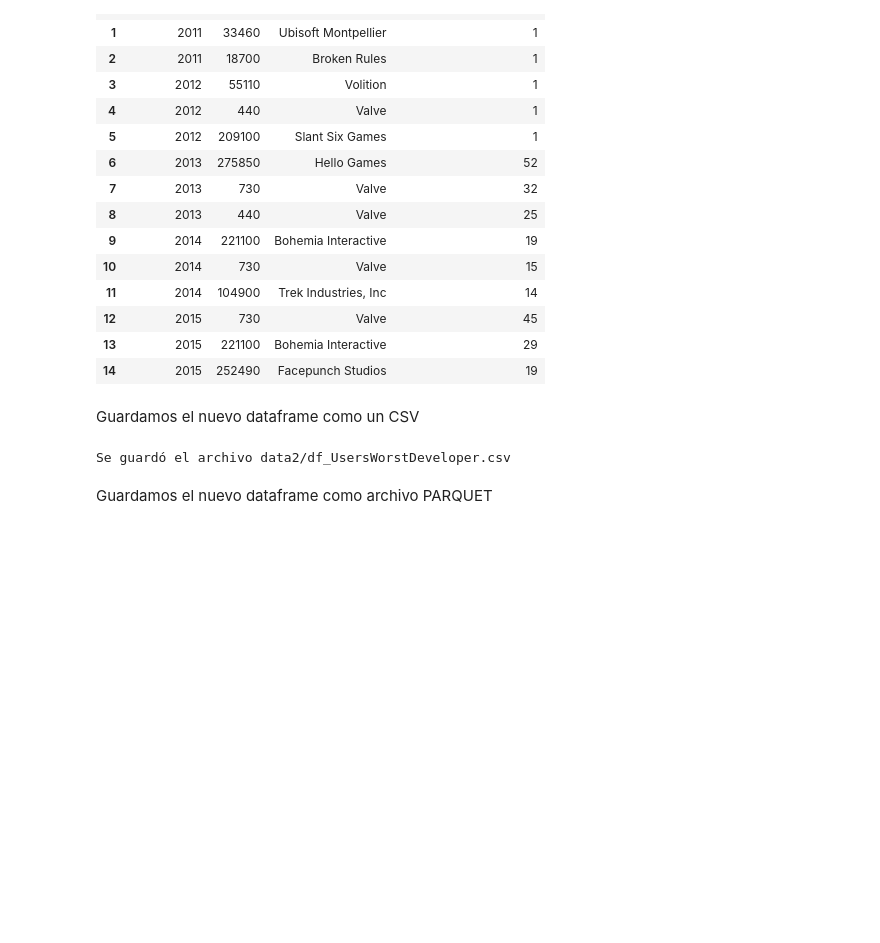
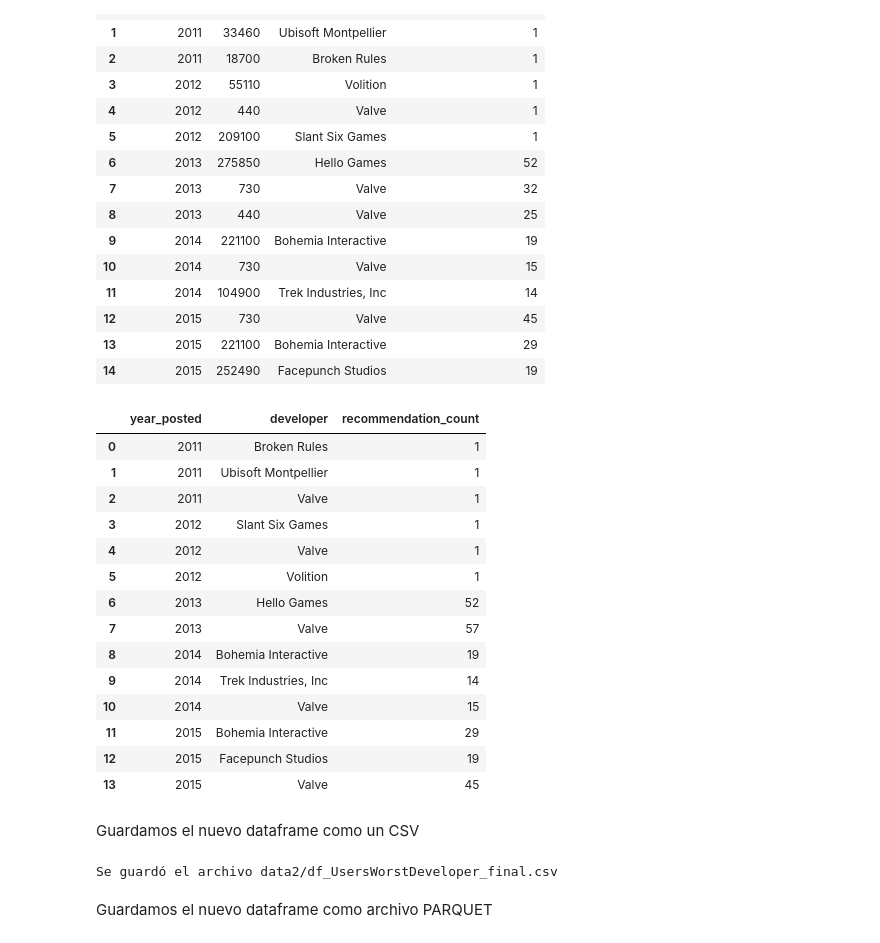
Before and after one commit to ASGuzman/PI_MLOps_Steam, a Jupyter notebook: DataFrames_Auxiliares.ipynb, the cells around one changed output. Cells and saved outputs as stored; diff of their text form; code cells hidden in the pictures; blank space fills up the shorter version.

```diff
--- a/DataFrames_Auxiliares.ipynb
+++ b/DataFrames_Auxiliares.ipynb
@@ -249,14 +249,33 @@ df_UsersWorstDeveloper
 | 12 | 2015 | 730 | Valve | 45 |
 | 13 | 2015 | 221100 | Bohemia Interactive | 29 |
 | 14 | 2015 | 252490 | Facepunch Studios | 19 |
+# %%
+df_UsersWorstDeveloper_final = df_UsersWorstDeveloper.groupby(["year_posted","developer"], as_index=False)["recommendation_count"].sum()
+df_UsersWorstDeveloper_final
+# %% [output]
+|  | year_posted | developer | recommendation_count |
+| 0 | 2011 | Broken Rules | 1 |
+| 1 | 2011 | Ubisoft Montpellier | 1 |
+| 2 | 2011 | Valve | 1 |
+| 3 | 2012 | Slant Six Games | 1 |
+| 4 | 2012 | Valve | 1 |
+| 5 | 2012 | Volition | 1 |
+| 6 | 2013 | Hello Games | 52 |
+| 7 | 2013 | Valve | 57 |
+| 8 | 2014 | Bohemia Interactive | 19 |
+| 9 | 2014 | Trek Industries, Inc | 14 |
+| 10 | 2014 | Valve | 15 |
+| 11 | 2015 | Bohemia Interactive | 29 |
+| 12 | 2015 | Facepunch Studios | 19 |
+| 13 | 2015 | Valve | 45 |
 # %% [markdown]
 Guardamos el nuevo dataframe como un CSV
 # %%
-archivo_limpio7 = "data2/df_UsersWorstDeveloper.csv"
-df_UsersWorstDeveloper.to_csv(archivo_limpio7, index=False, encoding="utf-8")
+archivo_limpio7 = "data2/df_UsersWorstDeveloper_final.csv"
+df_UsersWorstDeveloper_final.to_csv(archivo_limpio7, index=False, encoding="utf-8")
 print(f"Se guardó el archivo {archivo_limpio7}")
 # %% [output]
-Se guardó el archivo data2/df_UsersWorstDeveloper.csv
+Se guardó el archivo data2/df_UsersWorstDeveloper_final.csv
 # %% [markdown]
 Guardamos el nuevo dataframe como archivo PARQUET
 # %%
```
Also changed, not shown: 1 other file.
